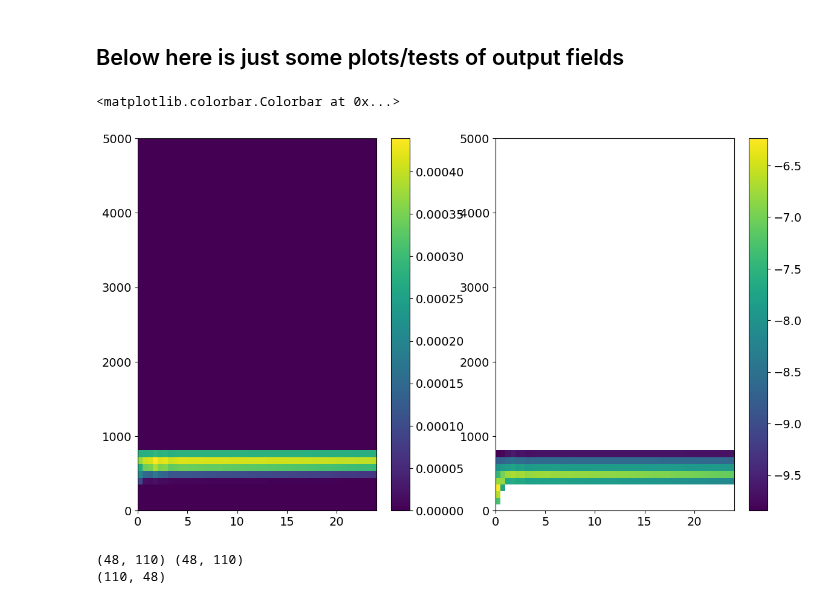
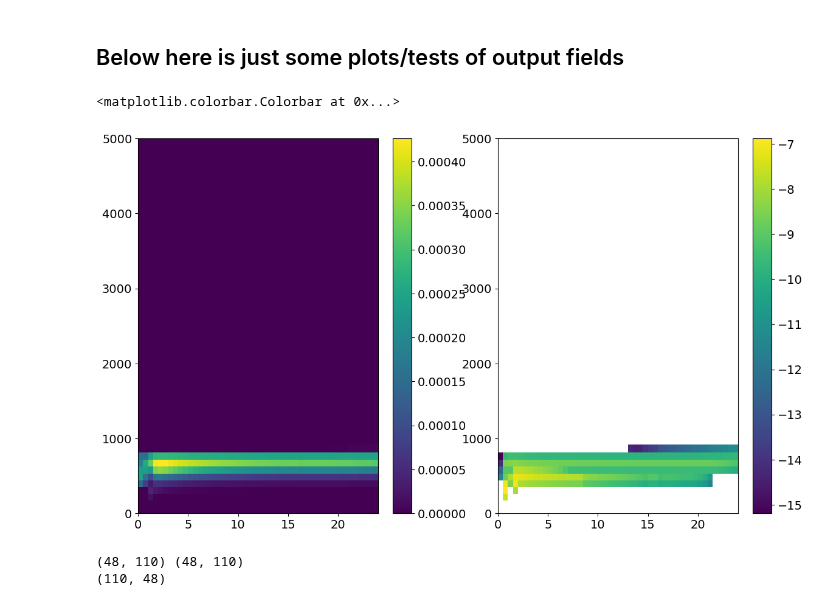
Before and after one commit to mvanlierwalq/IPy_NB_Public, a Jupyter notebook: GISS_SCM_PPE_distill00.ipynb, the cells around one changed output. Drawn from its saved outputs; the diff is of its cells as text; code cells hidden in the pictures.

```diff
--- a/GISS_SCM_PPE_distill00.ipynb
+++ b/GISS_SCM_PPE_distill00.ipynb
@@ -187,29 +253,29 @@ np.savetxt('giss_scm_ppe_dycomsonly_00.txt',out_file)
 # %%
 #..Look at some of the fields
 
 #..Hard to find a case where precip reaches surface
-idx = 450
+idx = 27
 nc = Dataset(main_dir+subdir_list[idx]+'/allsteps.cijlh1SCM_'+case_upper+'_gse'+str(idx+1).zfill(3)+'F110.nc','r')
 time1 = nc.variables['time'][:]
 p1    = nc.variables['p'][:]
 qcl   = nc.variables['qcl'][:,:,0,0]
 qpl   = nc.variables['qpl'][:,:,0,0]
 nc.close()
 T1,P1 = np.meshgrid(time1,zax[0,:])
 
 fig=plt.figure(figsize=(14,8))
 ax1 = fig.add_subplot(121)
 pco = ax1.pcolormesh(T1.T,P1.T,qcl)
 ax1.set_ylim(0,5000)
 plt.colorbar(pco)
 
 ax2 = fig.add_subplot(122)
 pco = ax2.pcolormesh(T1.T,P1.T,np.log10(qpl))
 ax2.set_ylim(0,5000)
 plt.colorbar(pco)
 # %% [output]
 <matplotlib.colorbar.Colorbar at 0x...>
-[figure, old version]
+[figure, new version]
 # %%
 #..Let's try to get boundary layer depth
 nc = Dataset(main_dir+subdir_list[200]+'/allsteps.aijlh1SCM_'+case_upper+'_gse'+str(200+1).zfill(3)+'F110.nc','r')
```
Also changed, not shown: parts of 7 cells of this notebook, 3 other files.
